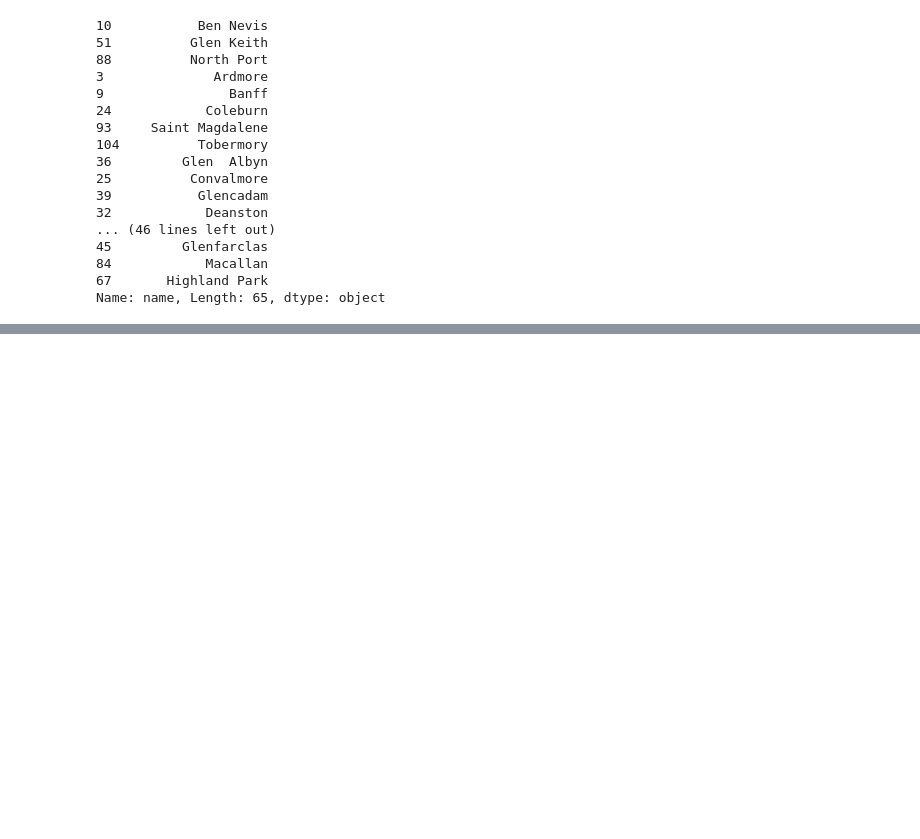
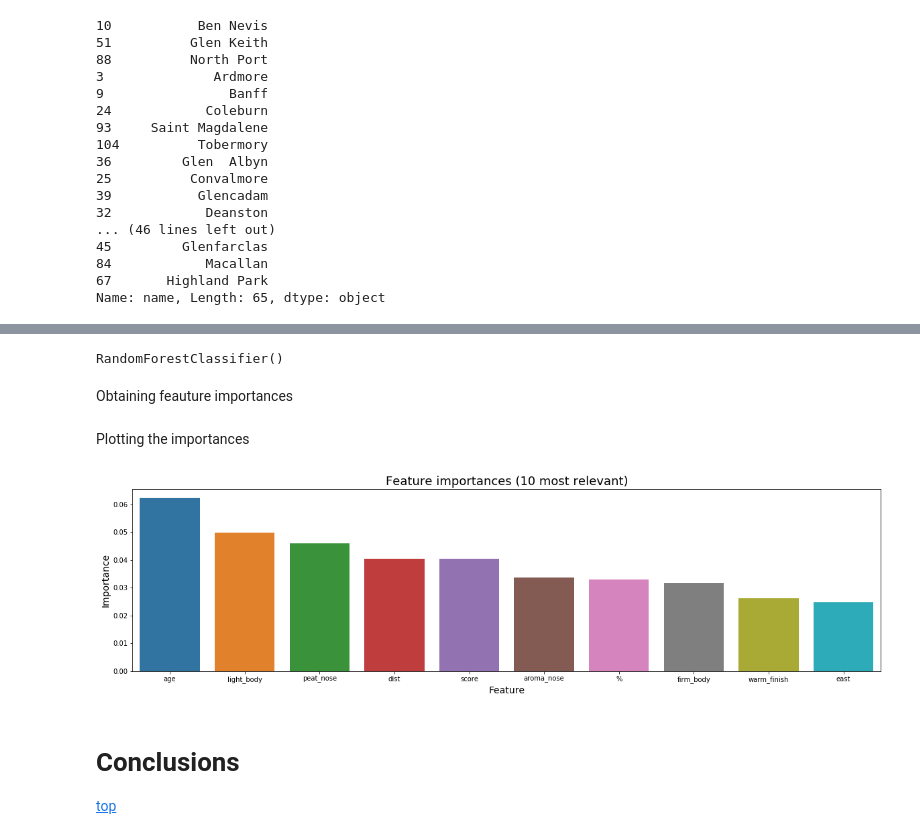
Before and after one commit to Michal-Mat/Scotch-Whiskey, a Jupyter notebook: Scotch-Whiskey.ipynb, the cells around one changed output, grey strips where cells are left out. Cells and saved outputs as stored; diff of their text form; code cells hidden in the pictures; blank space fills up the shorter version.

```diff
--- a/Scotch-Whiskey.ipynb
+++ b/Scotch-Whiskey.ipynb
@@ -541,0 +721,2 @@ Name: name, Length: 65, dtype: object
+# %%
+x_train, x_val, labdas = apply_transform(x_train, x_val, columns_to_transform)
@@ -541,0 +743,26 @@ Name: name, Length: 65, dtype: object
+# %%
+rfc = RandomForestClassifier(n_estimators=100)
+# %%
+rfc.fit(x_train, y_train)
+# %% [output]
+RandomForestClassifier()
+# %% [markdown]
+Obtaining feauture importances
+# %%
+features_importances = pd.DataFrame({'Importance': rfc.feature_importances_,
+                                    'Feature name': x_train.columns})
+features_importances.sort_values(by='Importance', ascending=False, inplace=True)
+# %% [markdown]
+Plotting the importances
+# %%
+plt.figure(figsize=(20,5))
+plt.title('Feature importances (10 most relevant)', fontsize=18)
+sns.barplot(data=features_importances.iloc[:10], x='Feature name', y='Importance')
+plt.xlabel('Feature', fontsize=14)
+plt.ylabel('Importance', fontsize=14)
+plt.show()
+# %% [output]
+[figure, added]
+# %% [markdown]
+# Conclusions <a id='conclusions'></a>
+[top](#top)
```
Also changed, not shown: parts of 77 cells of this notebook.
